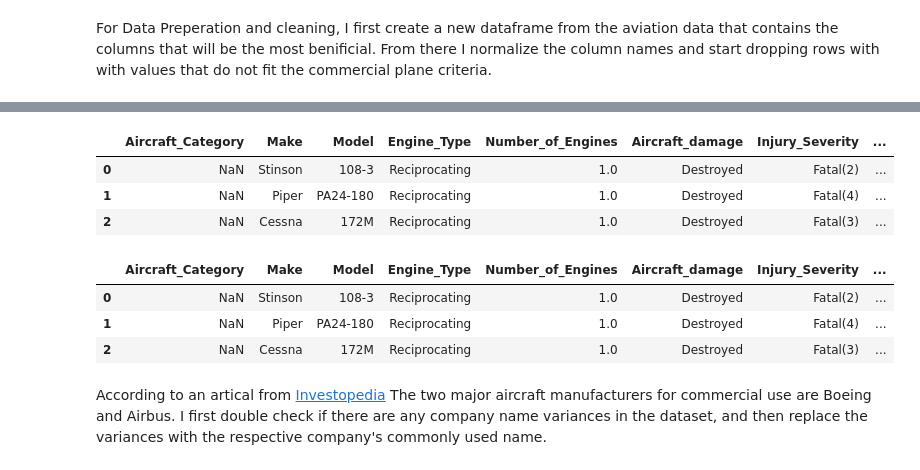
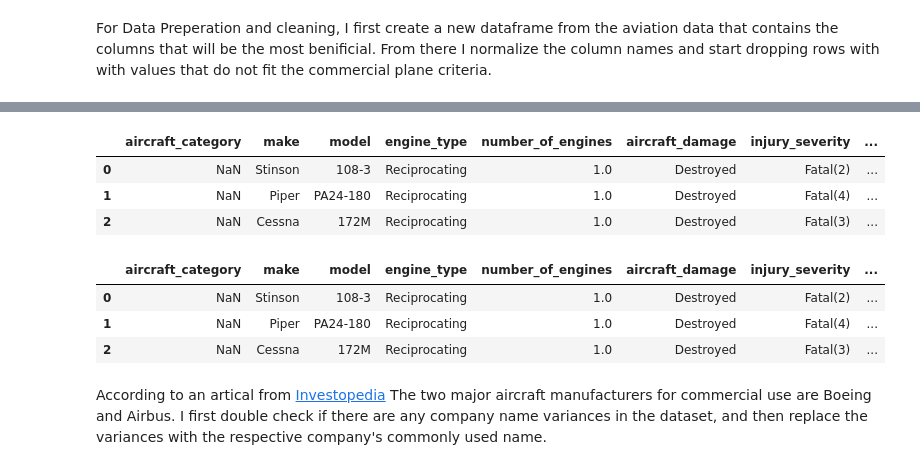
Before and after one commit to JohnNun/lowrisk_aircraft_project, a Jupyter notebook: lowrisk_aircraft_project_notebook.ipynb, the cells around one changed output, grey strips where cells are left out. Saved outputs shown, nothing was run; the diff lists cells and outputs as text; code cells hidden in the pictures.

```diff
--- a/lowrisk_aircraft_project_notebook.ipynb
+++ b/lowrisk_aircraft_project_notebook.ipynb
@@ -35,17 +25,19 @@ avi_records.head()
+# %%
+avi_records.columns = avi_records.columns.str.lower()
 # %%
 avi_records = avi_records.rename(columns=lambda name: name.replace('.', '_'))
 avi_records.head(3)
 # %% [output]
-|  | Aircraft_Category | Make | Model | Engine_Type | Number_of_Engines | Aircraft_damage | Injury_Severity | ... |
+|  | aircraft_category | make | model | engine_type | number_of_engines | aircraft_damage | injury_severity | ... |
 | 0 | NaN | Stinson | 108-3 | Reciprocating | 1.0 | Destroyed | Fatal(2) | ... |
 | 1 | NaN | Piper | PA24-180 | Reciprocating | 1.0 | Destroyed | Fatal(4) | ... |
 | 2 | NaN | Cessna | 172M | Reciprocating | 1.0 | Destroyed | Fatal(3) | ... |
 # %%
 # Turning strings in 'Make' to title to make values uniform
-avi_records['Make'] = avi_records['Make'].str.title()
+avi_records['make'] = avi_records['make'].str.title()
 avi_records.head(3)
 # %% [output]
-|  | Aircraft_Category | Make | Model | Engine_Type | Number_of_Engines | Aircraft_damage | Injury_Severity | ... |
+|  | aircraft_category | make | model | engine_type | number_of_engines | aircraft_damage | injury_severity | ... |
 | 0 | NaN | Stinson | 108-3 | Reciprocating | 1.0 | Destroyed | Fatal(2) | ... |
 | 1 | NaN | Piper | PA24-180 | Reciprocating | 1.0 | Destroyed | Fatal(4) | ... |
 | 2 | NaN | Cessna | 172M | Reciprocating | 1.0 | Destroyed | Fatal(3) | ... |
```
Also changed, not shown: parts of 81 cells of this notebook, 1 other file.
